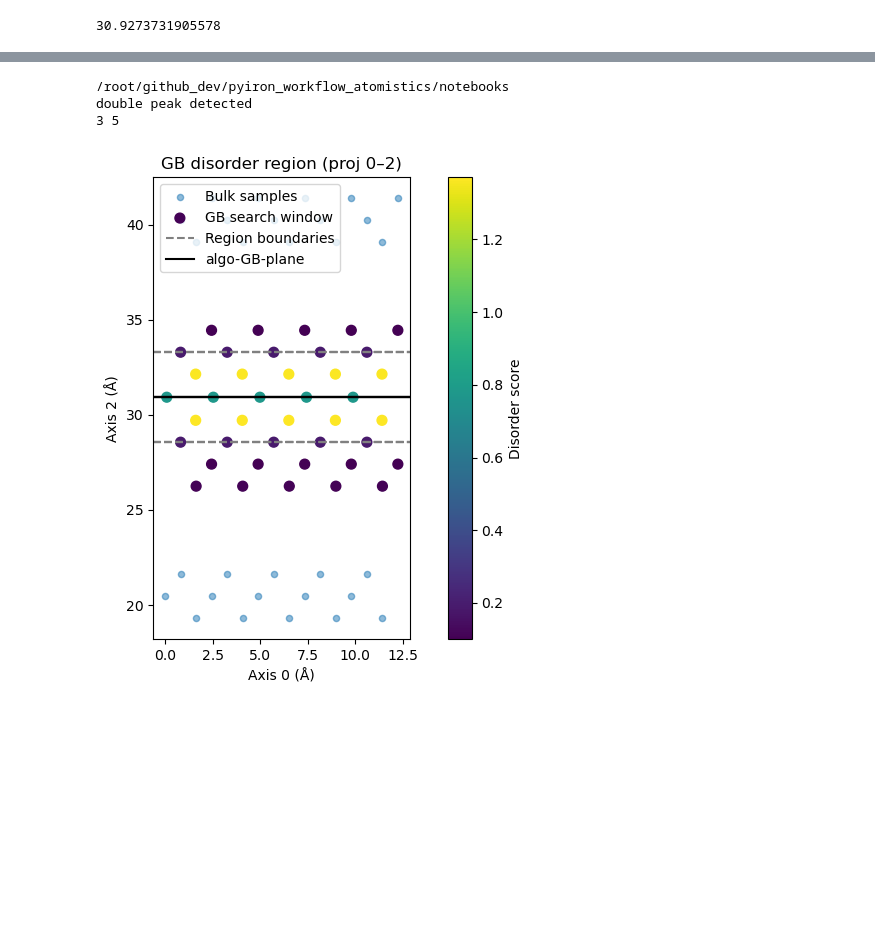
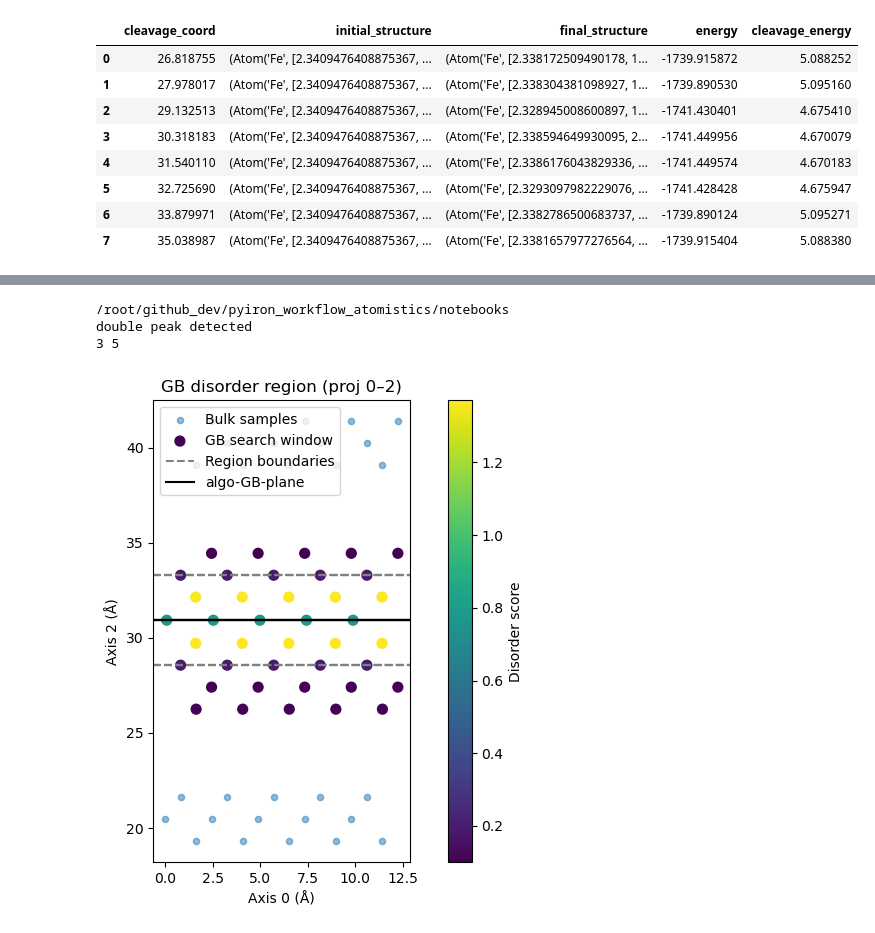
Before and after one commit to pyiron/pyiron_workflow_atomistics, a Jupyter notebook: notebooks/20250713_GB_Opt_Seg_Cleave.ipynb, the cells around one changed output, grey strips where cells are left out. Saved outputs shown, nothing was run; the diff lists cells and outputs as text; code cells hidden in the pictures; blank space fills up the shorter version.

```diff
--- a/notebooks/20250713_GB_Opt_Seg_Cleave.ipynb
+++ b/notebooks/20250713_GB_Opt_Seg_Cleave.ipynb
@@ -29,41 +26,0 @@ from ase.atom import Atom
-# %%
-import numpy as np
-from ase import Atoms
-from ase.atom import Atom
-@pwf.as_function_node("atom")
-def get_middle_atom(atoms: Atoms, axis: int | str = 2) -> Atom:
-    """
-    Return the index of the atom whose coordinate along the given axis
-    is closest to the mid-plane of the cell.
-
-    Parameters
-    ----------
-    atoms : ase.Atoms
-        The supercell.
-    axis : int or {'x','y','z'}, default=2
-        Which axis to slice along. 0='x', 1='y', 2='z'.
-
-    Returns
-    -------
-    idx : int
-        Index of the atom closest to the center along that axis.
-    """
-    # allow strings 'x','y','z'
-    if isinstance(axis, str):
-        axis = {'x':0, 'y':1, 'z':2}[axis.lower()]
-
-    # get fractional positions along axis (handles PBC nicely)
-    scaled = atoms.get_scaled_positions()[:, axis]
-    # the mid-plane in fractional coords is always 0.5
-    target = 0.5
-    # find atom nearest to that plane
-    idx = int(np.argmin(np.abs(scaled - target)))
-    return supercell[idx]
-
-# --- Usage example ---
-supercell = wf2.gb_seg_supercell.outputs["supercell"].value
-mid_atom   = get_middle_atom.node_function(supercell, axis='z')
-
-print(f"Middle atom along c: {mid_atom}")
-print("Frac position:", mid_atom.scaled_position)
-print("Cartesian position:", mid_atom.position)
@@ -276,4 +490,12 @@ wf4.run()
 # %%
-wf.middle_atom.outputs.atom.value.position[2]
+wf.calc_cleavage_relax.outputs.cleavage_calcs_df.value
 # %% [output]
-30.9273731905578
+|  | cleavage_coord | initial_structure | final_structure | energy | cleavage_energy |
+| 0 | 26.818755 | (Atom('Fe', [2.3409476408875367, ... | (Atom('Fe', [2.338172509490178, 1... | -1739.915872 | 5.088252 |
+| 1 | 27.978017 | (Atom('Fe', [2.3409476408875367, ... | (Atom('Fe', [2.338304381098927, 1... | -1739.890530 | 5.095160 |
+| 2 | 29.132513 | (Atom('Fe', [2.3409476408875367, ... | (Atom('Fe', [2.328945008600897, 1... | -1741.430401 | 4.675410 |
+| 3 | 30.318183 | (Atom('Fe', [2.3409476408875367, ... | (Atom('Fe', [2.338594649930095, 2... | -1741.449956 | 4.670079 |
+| 4 | 31.540110 | (Atom('Fe', [2.3409476408875367, ... | (Atom('Fe', [2.3386176043829336, ... | -1741.449574 | 4.670183 |
+| 5 | 32.725690 | (Atom('Fe', [2.3409476408875367, ... | (Atom('Fe', [2.3293097982229076, ... | -1741.428428 | 4.675947 |
+| 6 | 33.879971 | (Atom('Fe', [2.3409476408875367, ... | (Atom('Fe', [2.3382786500683737, ... | -1739.890124 | 5.095271 |
+| 7 | 35.038987 | (Atom('Fe', [2.3409476408875367, ... | (Atom('Fe', [2.3381657977276564, ... | -1739.915404 | 5.088380 |
```
Also changed, not shown: parts of 14 cells of this notebook, 8 other files.
